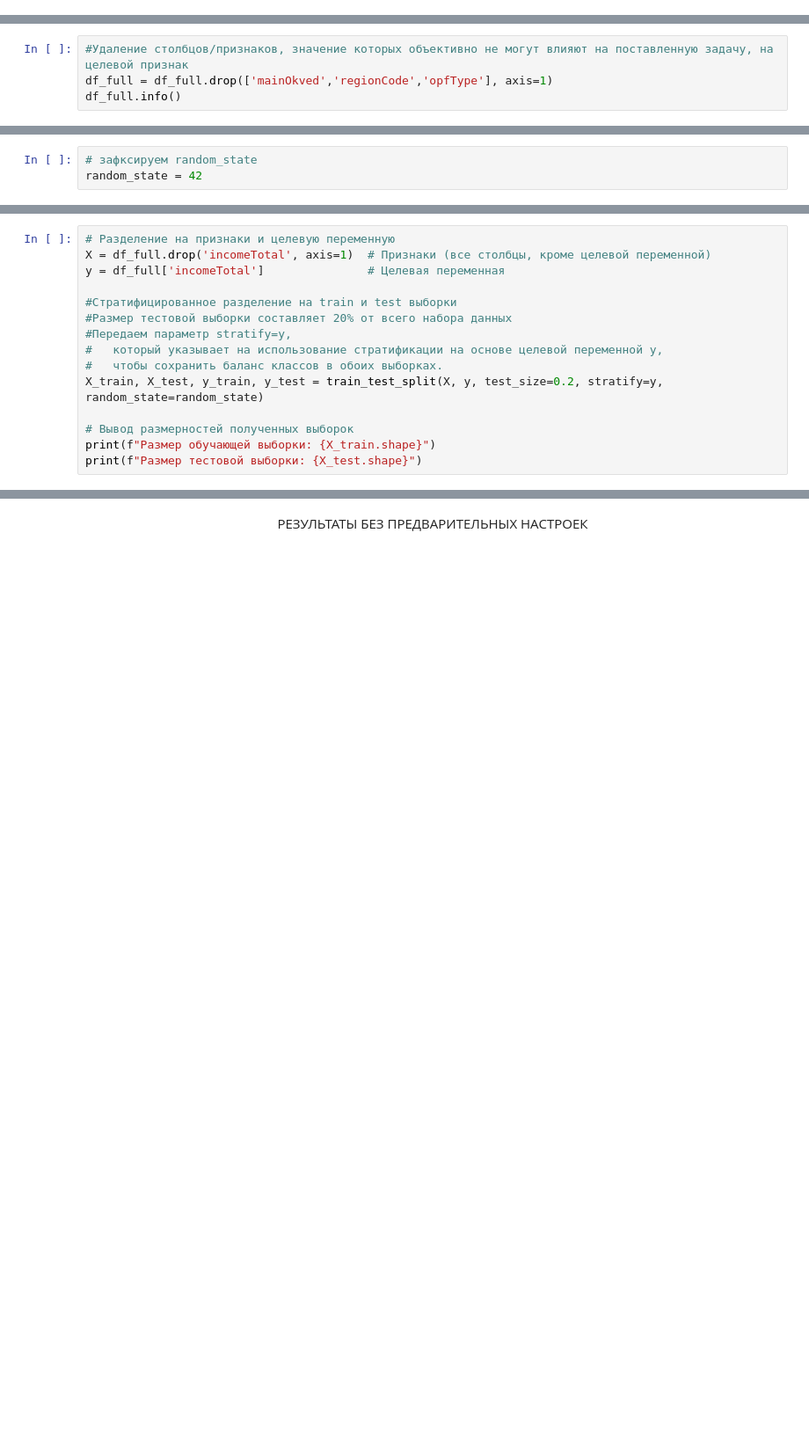
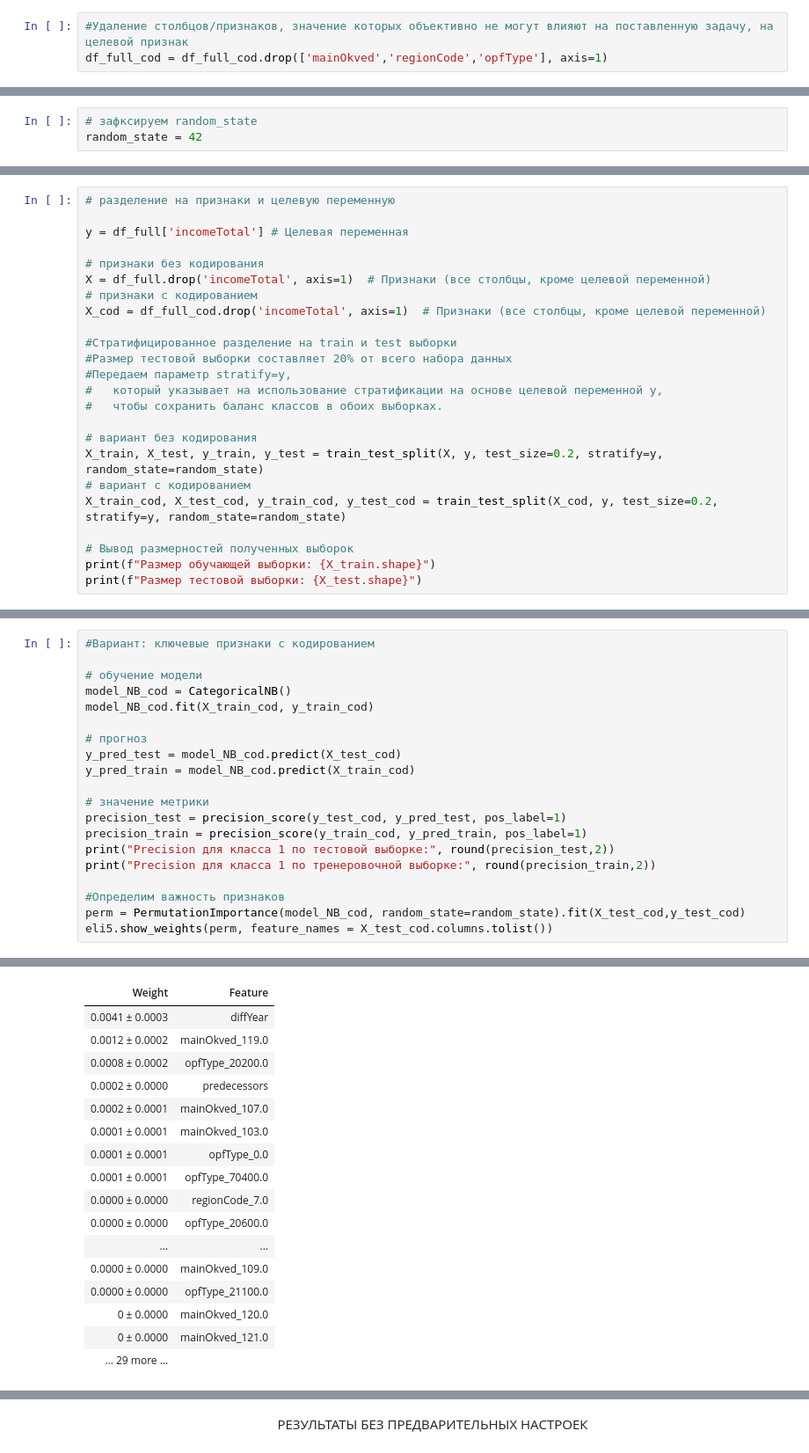
Before and after one commit to ASGlazyrin/ASG_SF_Rep, a Jupyter notebook: Diplom/diplom_glazyrin.ipynb, the cells around one changed output, grey strips where cells are left out. Shown at 88% size. Cells and saved outputs as stored; diff of their text form; blank space fills up the shorter version.

```diff
--- a/Diplom/diplom_glazyrin.ipynb
+++ b/Diplom/diplom_glazyrin.ipynb
@@ -1009,0 +926,3 @@ memory usage: 391.7 MB
+# %%
+#Удаление столбцов/признаков, значение которых объективно не могут влияют на поставленную задачу, на целевой признак
+df_full_cod = df_full_cod.drop(['mainOkved','regionCode','opfType'], axis=1)
@@ -1030,4 +949,0 @@ memory usage: 377.7 MB
-# %%
-#Удаление столбцов/признаков, значение которых объективно не могут влияют на поставленную задачу, на целевой признак
-df_full = df_full.drop(['mainOkved','regionCode','opfType'], axis=1)
-df_full.info()
@@ -1055,14 +970,23 @@ random_state = 42
 # %%
-# Разделение на признаки и целевую переменную
+# разделение на признаки и целевую переменную
+
+y = df_full['incomeTotal'] # Целевая переменная
+
+# признаки без кодирования
 X = df_full.drop('incomeTotal', axis=1)  # Признаки (все столбцы, кроме целевой переменной)
-y = df_full['incomeTotal']               # Целевая переменная
+# признаки c кодированием
+X_cod = df_full_cod.drop('incomeTotal', axis=1)  # Признаки (все столбцы, кроме целевой переменной)
 
 #Стратифицированное разделение на train и test выборки
 #Размер тестовой выборки составляет 20% от всего набора данных
 #Передаем параметр stratify=y,
 #   который указывает на использование стратификации на основе целевой переменной y,
 #   чтобы сохранить баланс классов в обоих выборках.
+
+# вариант без кодирования
 X_train, X_test, y_train, y_test = train_test_split(X, y, test_size=0.2, stratify=y, random_state=random_state)
+# вариант с кодированием
+X_train_cod, X_test_cod, y_train_cod, y_test_cod = train_test_split(X_cod, y, test_size=0.2, stratify=y, random_state=random_state)
 
 # Вывод размерностей полученных выборок
 print(f"Размер обучающей выборки: {X_train.shape}")
@@ -1087,0 +1043,21 @@ print(metrics.classification_report(y, y_pred2))
+# %%
+#Вариант: ключевые признаки с кодированием
+
+# обучение модели
+model_NB_cod = CategoricalNB()
+model_NB_cod.fit(X_train_cod, y_train_cod)
+
+# прогноз
+y_pred_test = model_NB_cod.predict(X_test_cod)
+y_pred_train = model_NB_cod.predict(X_train_cod)
+
+# значение метрики
+precision_test = precision_score(y_test_cod, y_pred_test, pos_label=1)
+precision_train = precision_score(y_train_cod, y_pred_train, pos_label=1)
+print("Precision для класса 1 по тестовой выборке:", round(precision_test,2))
+print("Precision для класса 1 по тренеровочной выборке:", round(precision_train,2))
+
+#Определим важность признаков
+perm = PermutationImportance(model_NB_cod, random_state=random_state).fit(X_test_cod,y_test_cod)
+eli5.show_weights(perm, feature_names = X_test_cod.columns.tolist())
+# %% [output]
@@ -1087,0 +1072,17 @@ print(metrics.classification_report(y, y_pred2))
+| Weight | Feature |
+| 0.0041 ± 0.0003 | diffYear |
+| 0.0012 ± 0.0002 | mainOkved_119.0 |
+| 0.0008 ± 0.0002 | opfType_20200.0 |
+| 0.0002 ± 0.0000 | predecessors |
+| 0.0002 ± 0.0001 | mainOkved_107.0 |
+| 0.0001 ± 0.0001 | mainOkved_103.0 |
+| 0.0001 ± 0.0001 | opfType_0.0 |
+| 0.0001 ± 0.0001 | opfType_70400.0 |
+| 0.0000 ± 0.0000 | regionCode_7.0 |
+| 0.0000 ± 0.0000 | opfType_20600.0 |
+| ... | ... |
+| 0.0000 ± 0.0000 | mainOkved_109.0 |
+| 0.0000 ± 0.0000 | opfType_21100.0 |
+| 0 ± 0.0000 | mainOkved_120.0 |
+| 0 ± 0.0000 | mainOkved_121.0 |
+| … 29 more … |  |
```
Also changed, not shown: parts of 66 cells of this notebook.
